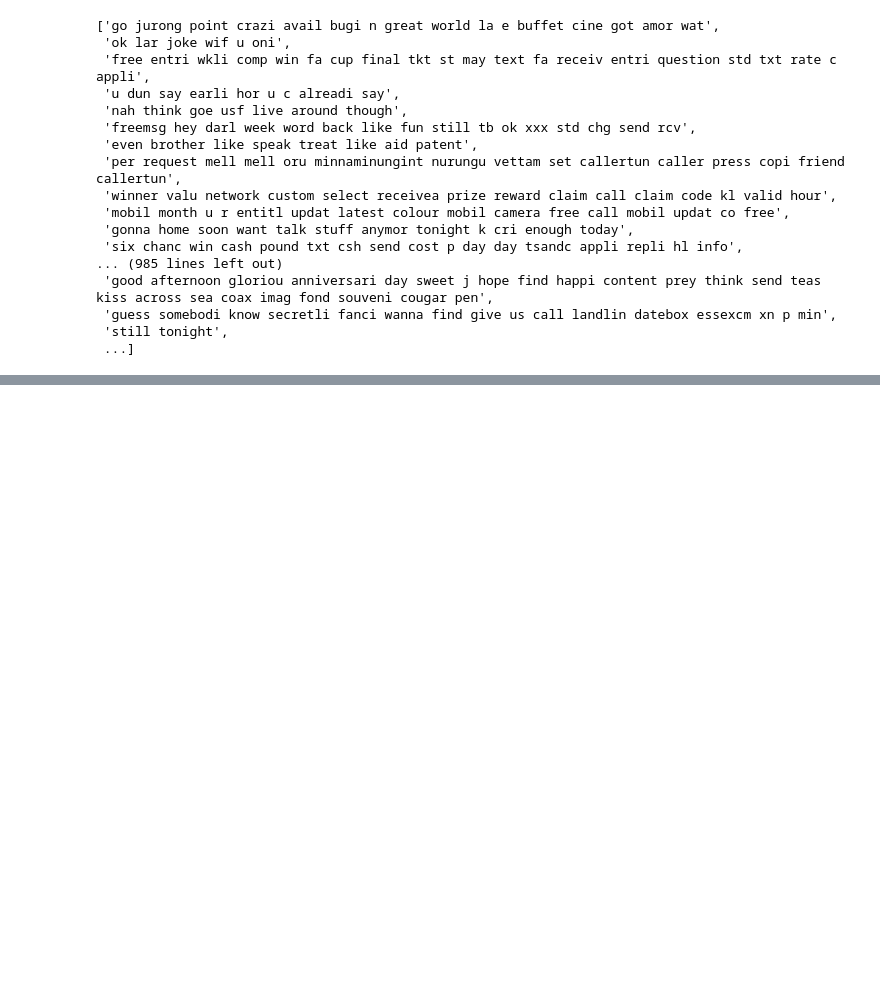
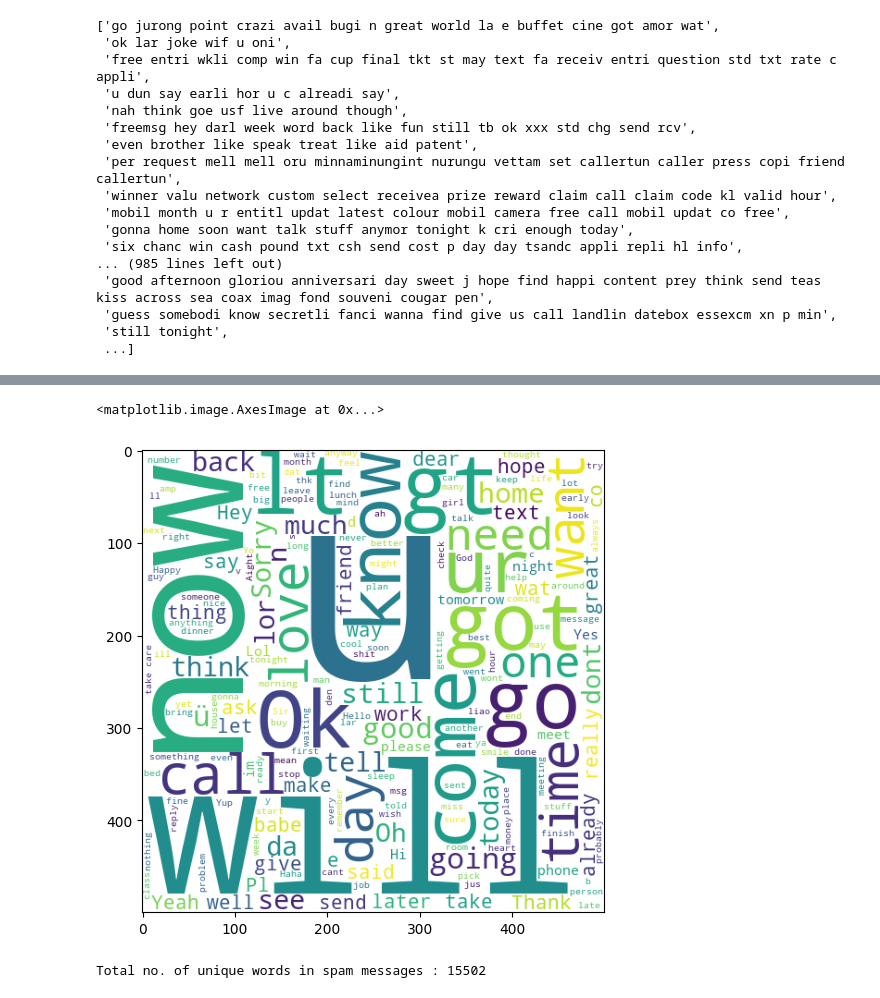
Before and after one commit to tmsachins/SMS-Spam-Classifier-BOW-TFIDF, a Jupyter notebook: Spam class BOW THIDF.ipynb, the cells around one changed output, grey strips where cells are left out. Drawn from its saved outputs; the diff is of its cells as text; code cells hidden in the pictures; blank space fills up the shorter version.

```diff
--- a/Spam class BOW THIDF.ipynb
+++ b/Spam class BOW THIDF.ipynb
@@ -273,0 +425,16 @@ corpus
+# %%
+ham_wc = wc.generate(messages[messages['label'] == 'ham']['message'].str.cat(sep=" "))
+plt.figure(figsize=(15,6))
+plt.imshow(ham_wc)
+# %% [output]
+<matplotlib.image.AxesImage at 0x...>
+[figure, added]
+# %%
+spam_corpus = []
+for msg in messages[messages['label'] == "spam"]['message'].tolist():
+    for word in msg.split():
+        spam_corpus.append(word)
+
+print("Total no. of unique words in spam messages :",len(spam_corpus))
+# %% [output]
+Total no. of unique words in spam messages : 15502
```
Also changed, not shown: parts of 26 cells of this notebook.
